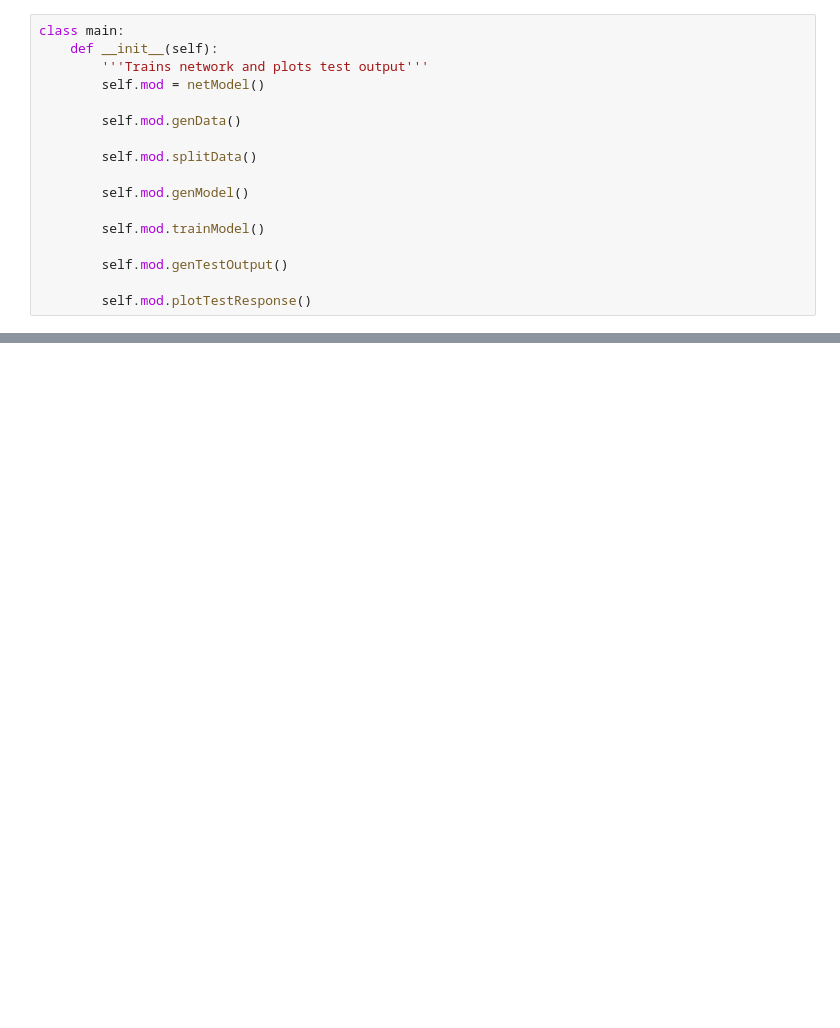
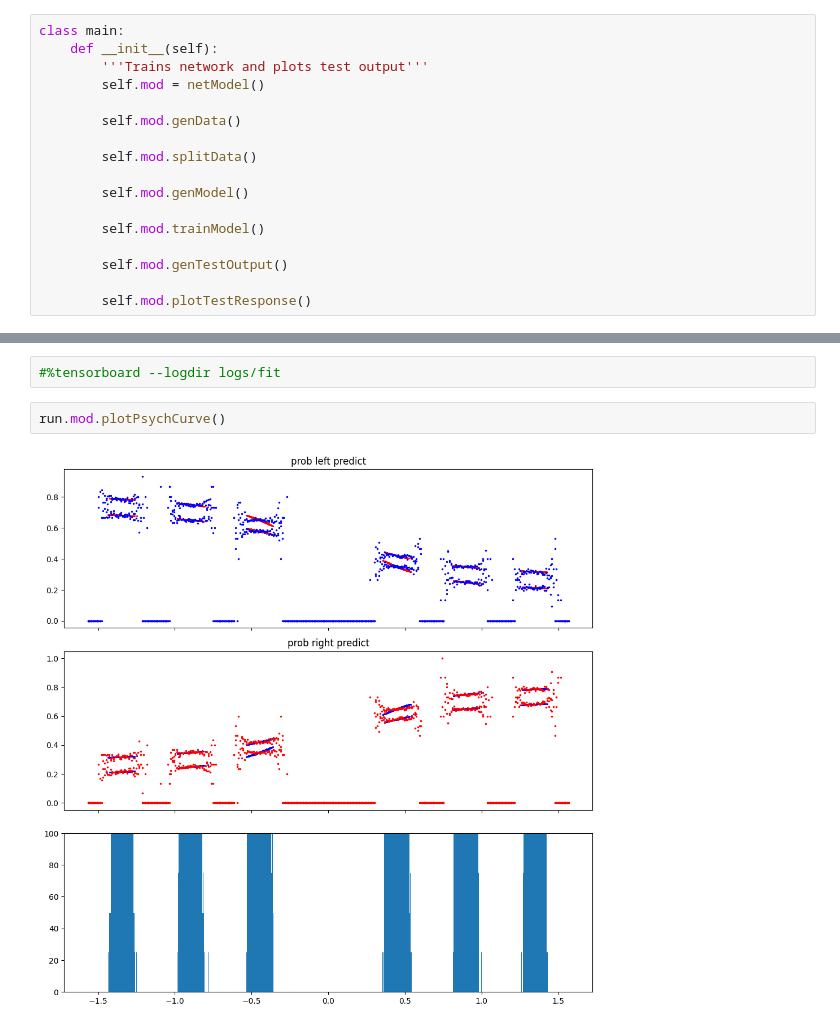
Before and after one commit to jshengen/OOPBinaryClassification, a Jupyter notebook: 3OutsObjectOriented.ipynb, the cells around one changed output, grey strips where cells are left out. Saved outputs shown, nothing was run; the diff lists cells and outputs as text; blank space fills up the shorter version.

```diff
--- a/3OutsObjectOriented.ipynb
+++ b/3OutsObjectOriented.ipynb
@@ -879,0 +905,6 @@ The tensorboard extension is already loaded. To reload it, use:
+# %%
+#%tensorboard --logdir logs/fit
+# %%
+run.mod.plotPsychCurve()
+# %% [output]
+[figure, added]
```
Also changed, not shown: parts of 12 cells of this notebook.
